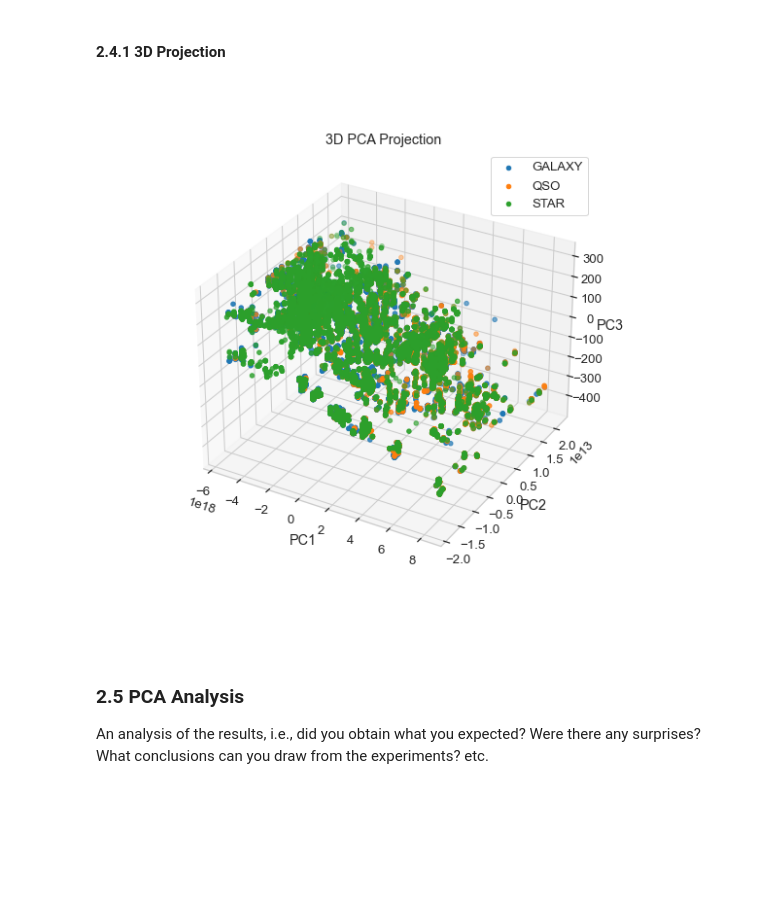
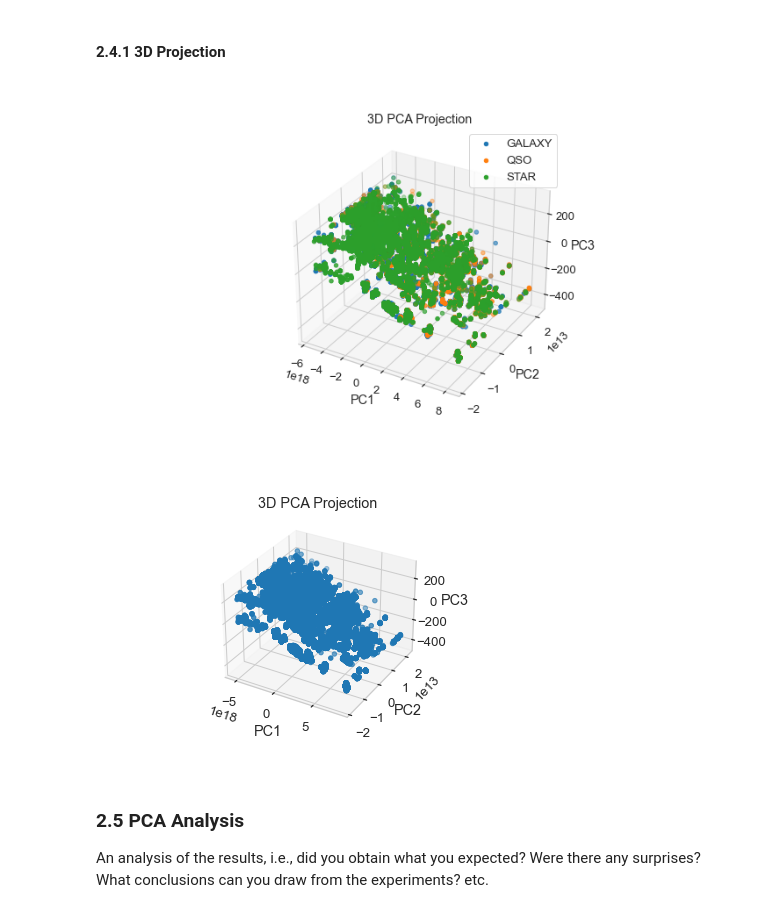
Before and after one commit to mcqueg/Unsupervised_ML, a Jupyter notebook: Dimensionality_Reduction.ipynb, the cells around one changed output. Cells and saved outputs as stored; diff of their text form; code cells hidden in the pictures; blank space fills up the shorter version.

```diff
--- a/Dimensionality_Reduction.ipynb
+++ b/Dimensionality_Reduction.ipynb
@@ -278,29 +277,41 @@ plt.show()
 # %% [markdown]
 #### 2.4.1 3D Projection <a class="anchor" id="pca3"></a>
 # %%
+%matplotlib widget
 # 3D projection
 # create the 3 dimensional data and set the columns to be the 1st and 2nd principal component
 pca_three_df = pd.DataFrame(PCA(X, 3), columns=['PC1', 'PC2', 'PC3'])
 # join the classes back to the observations
 pca_three_df = pd.concat([pca_three_df, classes_df], axis=1)
 
 
 # plot the new df to view the class seperation
-fig = plt.figure(figsize=(8,8))
+fig = plt.figure(figsize=(10,6))
 ax = plt.axes(projection = '3d')
 for c in pca_three_df['class'].unique():
     ax.scatter3D(pca_three_df.PC1[pca_three_df['class'] == c],
                  pca_three_df.PC2[pca_three_df['class'] == c],
                  pca_three_df.PC3[pca_three_df['class'] == c],
                  label=c)
 ax.set_title("3D PCA Projection")
 ax.set_xlabel("PC1")
 ax.set_ylabel("PC2")
 ax.set_zlabel("PC3")
 ax.legend()
 plt.show()
 # %% [output]
-[figure, old version]
+[figure, new version]
+# %%
+fig = plt.figure()
+ax = fig.add_subplot(projection = '3d')
+ax.set_xlabel("PC1")
+ax.set_ylabel("PC2")
+ax.set_zlabel("PC3")
+ax.scatter3D(pca_three_df['PC1'], pca_three_df['PC2'], pca_three_df['PC3'])
+plt.title("3D PCA Projection")
+plt.show()
+# %% [output]
+[figure, added]
 # %% [markdown]
 ### 2.5 PCA Analysis<a class="anchor" id="pca-analysis"></a>
 An analysis of the results, i.e., did you obtain what you expected? Were there any surprises? What conclusions can you draw from the experiments? etc.
```
Also changed, not shown: parts of 4 cells of this notebook.
